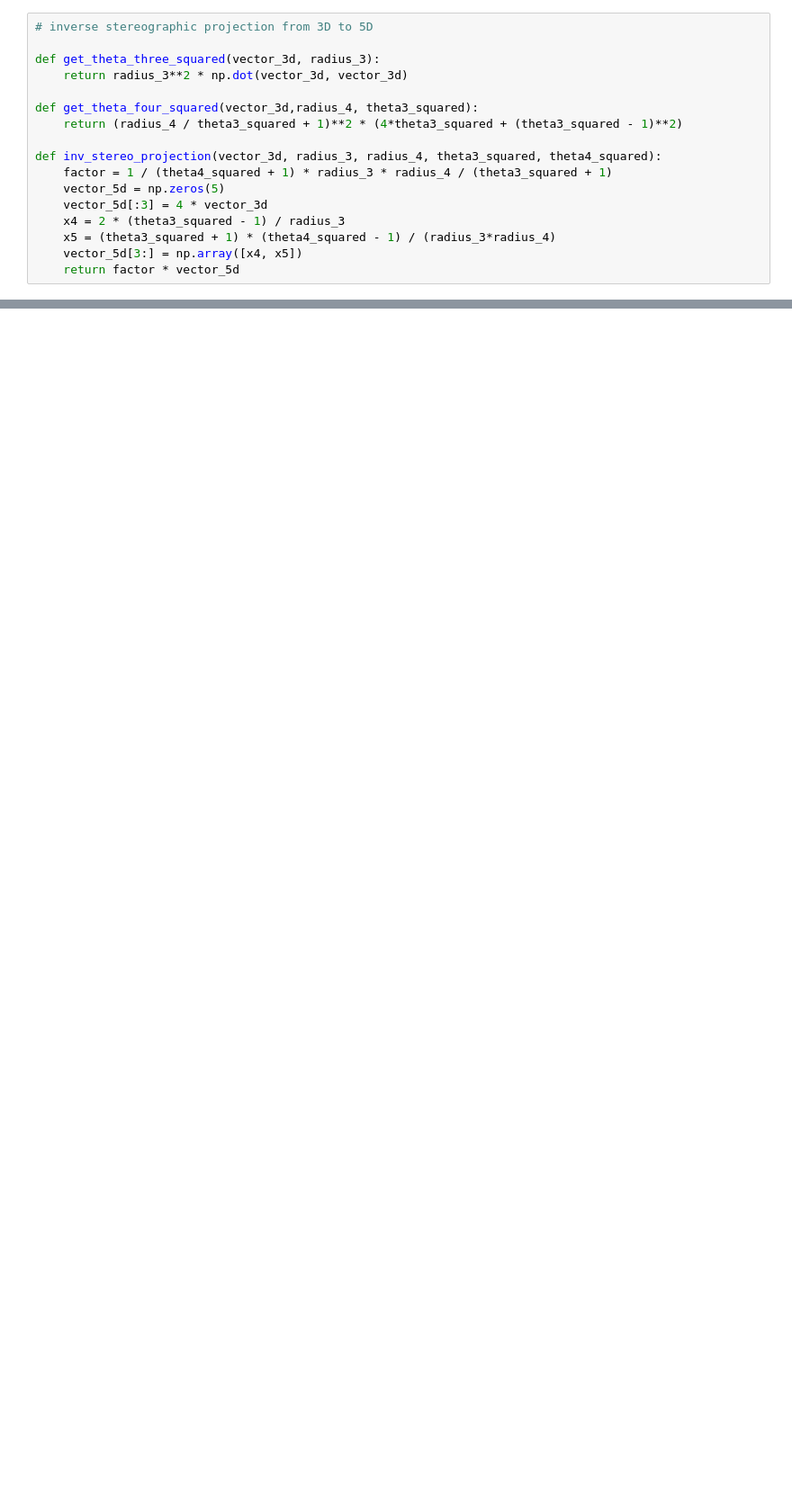
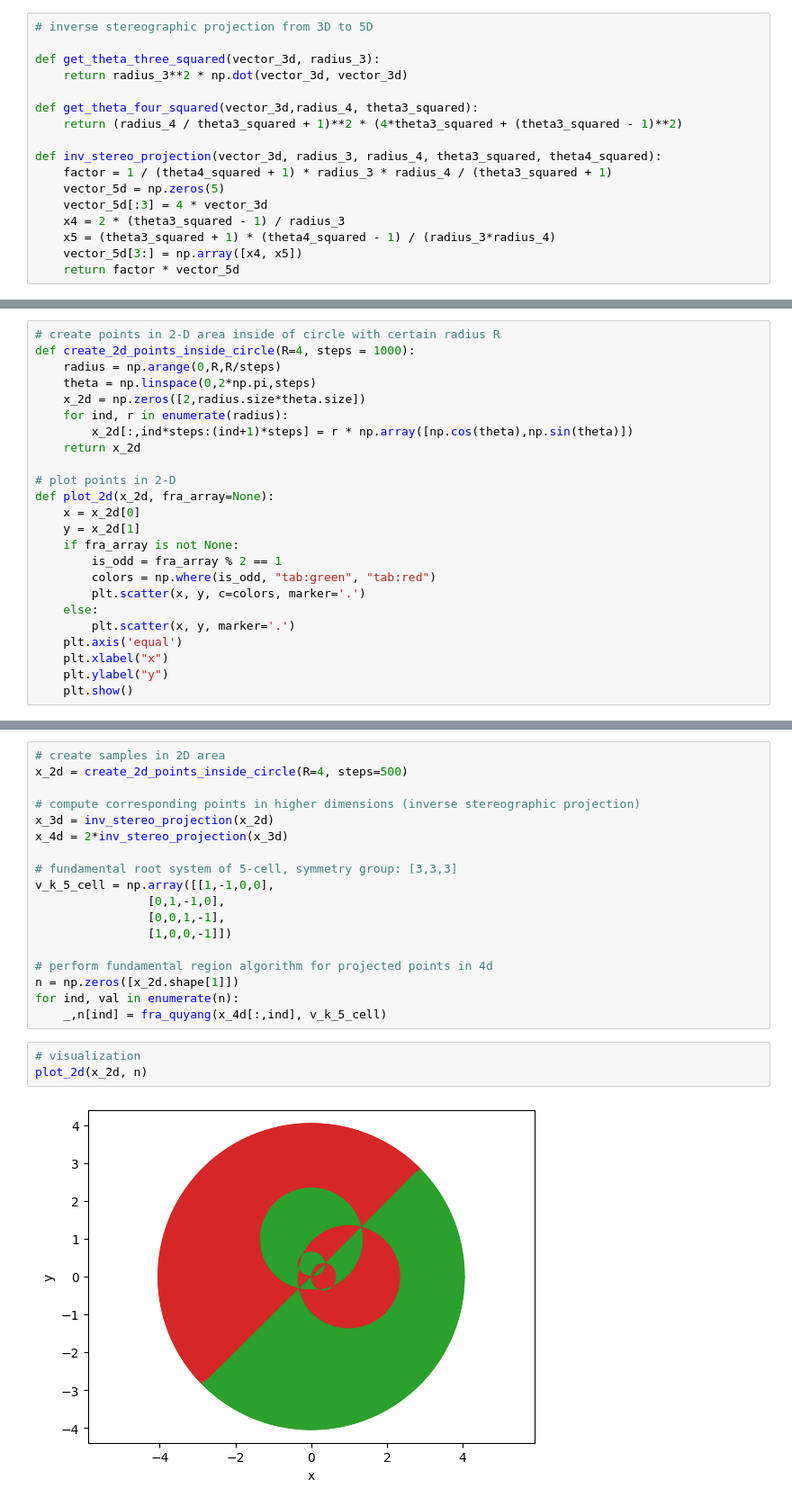
Before and after one commit to Sultanow/polytopes, a Jupyter notebook: python/notebooks/projection_visulization_playground.ipynb, the cells around one changed output, grey strips where cells are left out. Shown at 90% size. Cells and saved outputs as stored; diff of their text form; blank space fills up the shorter version.

```diff
--- a/python/notebooks/projection_visulization_playground.ipynb
+++ b/python/notebooks/projection_visulization_playground.ipynb
@@ -66,0 +143,24 @@ def inv_stereo_projection(vector_3d, radius_3, radius_4, theta3_squared, theta4_
+# %%
+# create points in 2-D area inside of circle with certain radius R
+def create_2d_points_inside_circle(R=4, steps = 1000):
+    radius = np.arange(0,R,R/steps)
+    theta = np.linspace(0,2*np.pi,steps)
+    x_2d = np.zeros([2,radius.size*theta.size])
+    for ind, r in enumerate(radius):
+        x_2d[:,ind*steps:(ind+1)*steps] = r * np.array([np.cos(theta),np.sin(theta)])
+    return x_2d
+
+# plot points in 2-D
+def plot_2d(x_2d, fra_array=None):
+    x = x_2d[0]
+    y = x_2d[1]
+    if fra_array is not None:
+        is_odd = fra_array % 2 == 1
+        colors = np.where(is_odd, "tab:green", "tab:red")
+        plt.scatter(x, y, c=colors, marker='.')
+    else:
+        plt.scatter(x, y, marker='.')
+    plt.axis('equal')
+    plt.xlabel("x")
+    plt.ylabel("y")
+    plt.show()
@@ -66,0 +169,23 @@ def inv_stereo_projection(vector_3d, radius_3, radius_4, theta3_squared, theta4_
+# %%
+# create samples in 2D area
+x_2d = create_2d_points_inside_circle(R=4, steps=500)
+
+# compute corresponding points in higher dimensions (inverse stereographic projection)
+x_3d = inv_stereo_projection(x_2d)
+x_4d = 2*inv_stereo_projection(x_3d)
+
+# fundamental root system of 5-cell, symmetry group: [3,3,3]
+v_k_5_cell = np.array([[1,-1,0,0],
+                [0,1,-1,0],
+                [0,0,1,-1],
+                [1,0,0,-1]])
+
+# perform fundamental region algorithm for projected points in 4d
+n = np.zeros([x_2d.shape[1]])
+for ind, val in enumerate(n):
+    _,n[ind] = fra_quyang(x_4d[:,ind], v_k_5_cell)
+# %%
+# visualization
+plot_2d(x_2d, n)
+# %% [output]
+[figure, added]
```
Also changed, not shown: parts of 9 cells of this notebook.
